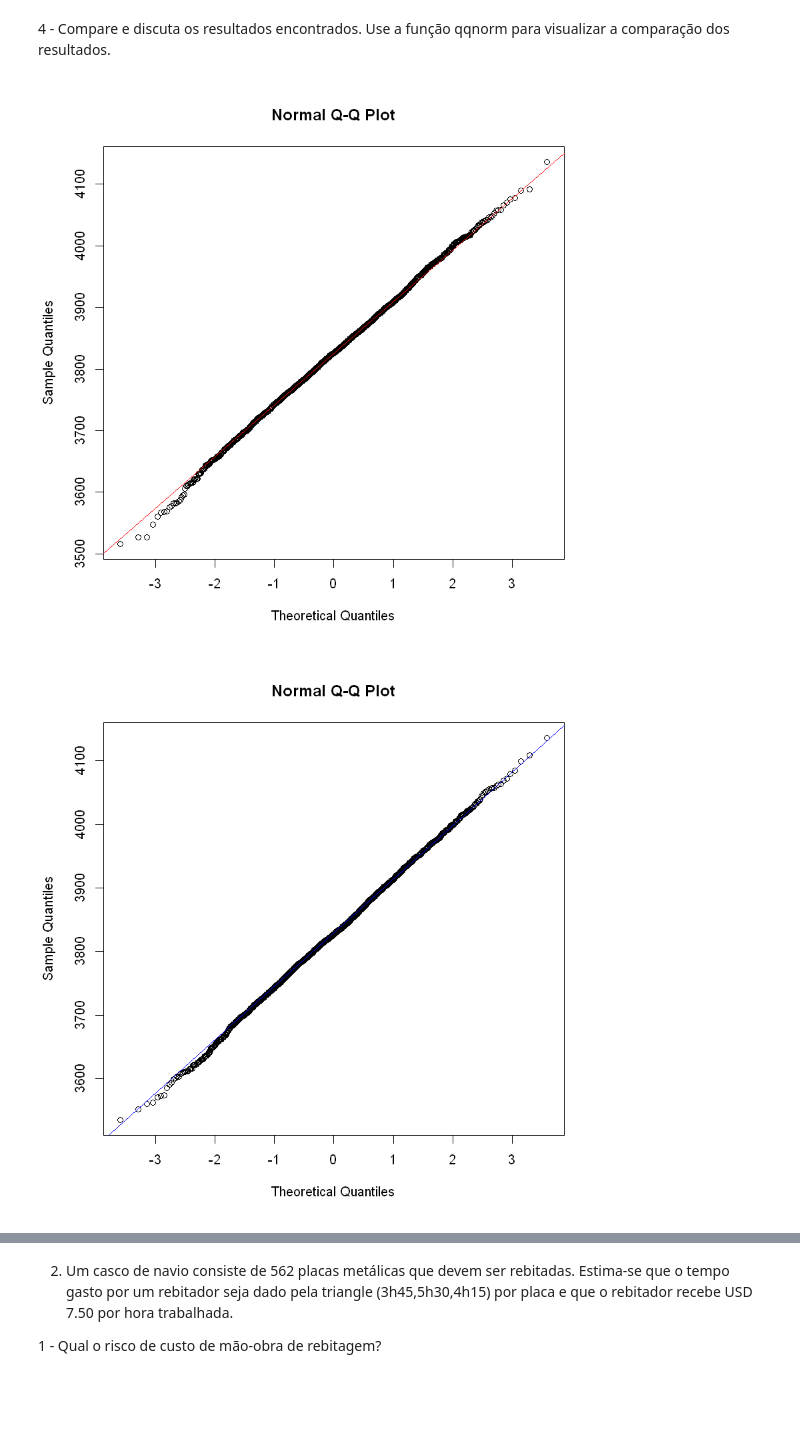
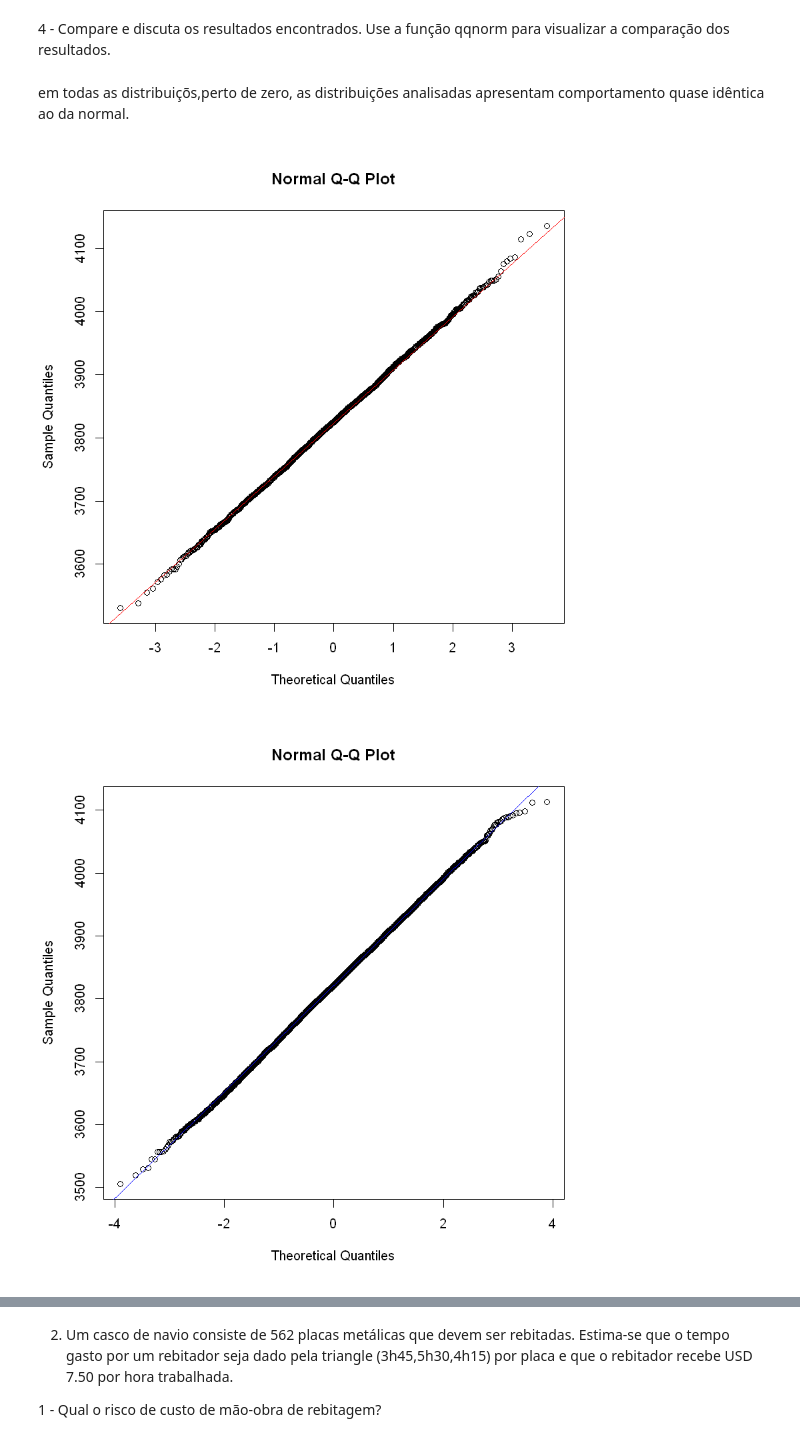
Before and after one commit to lfkopp/PPGI, a Jupyter notebook: ANALISE-RISCO/lista_4/lista_4.ipynb, the cells around one changed output, grey strips where cells are left out. Cells and saved outputs as stored; diff of their text form; code cells hidden in the pictures; blank space fills up the shorter version.

```diff
--- a/ANALISE-RISCO/lista_4/lista_4.ipynb
+++ b/ANALISE-RISCO/lista_4/lista_4.ipynb
@@ -38,7 +35,7 @@ for (i in 1:1000){
     gasto <- c(gasto,mean(litros * preco))
 }
 m <- mean(20*gasto)
-s <- sqrt(20*(sd(gasto))^2)
-frota2 <- rnorm(3000,m,s)
+s <- sqrt(20)*sd(gasto)
+frota2 <- rnorm(10000,m,s)
 hist(frota2)
 # %% [output]
@@ -54,6 +72,6 @@ for (i in 1:1000){
 }
 m <- mean(media)
 s <- sd(media)
-frota3 <- rnorm(3000,m,s)
+frota3 <- rnorm(50000,m,s)
 hist(frota3)
 # %% [output]
@@ -67,12 +87,18 @@ lines(density(frota3), col="green")
 # %% [markdown]
 4 - Compare e discuta os resultados encontrados. Use a função qqnorm para visualizar a comparação dos resultados.
+# %% [markdown]
+em todas as distribuiçõs,perto de zero, as distribuições analisadas apresentam comportamento quase idêntica ao da normal.
 # %%
 qqnorm(frota1)
 qqline(frota1, col="red")
 qqnorm(frota2)
 qqline(frota2, col="blue")
+qqnorm(frota2)
+qqline(frota2, col="pink")
+qqnorm(frota2)
+qqline(frota2, col="cyan")
 qqnorm(frota3)
 qqline(frota3, col="green")
 # %% [output]
-[figure, old version]
+[figure, new version]
-[figure, old version]
+[figure, new version]
```
Also changed, not shown: parts of 11 cells of this notebook, 1 other file.
